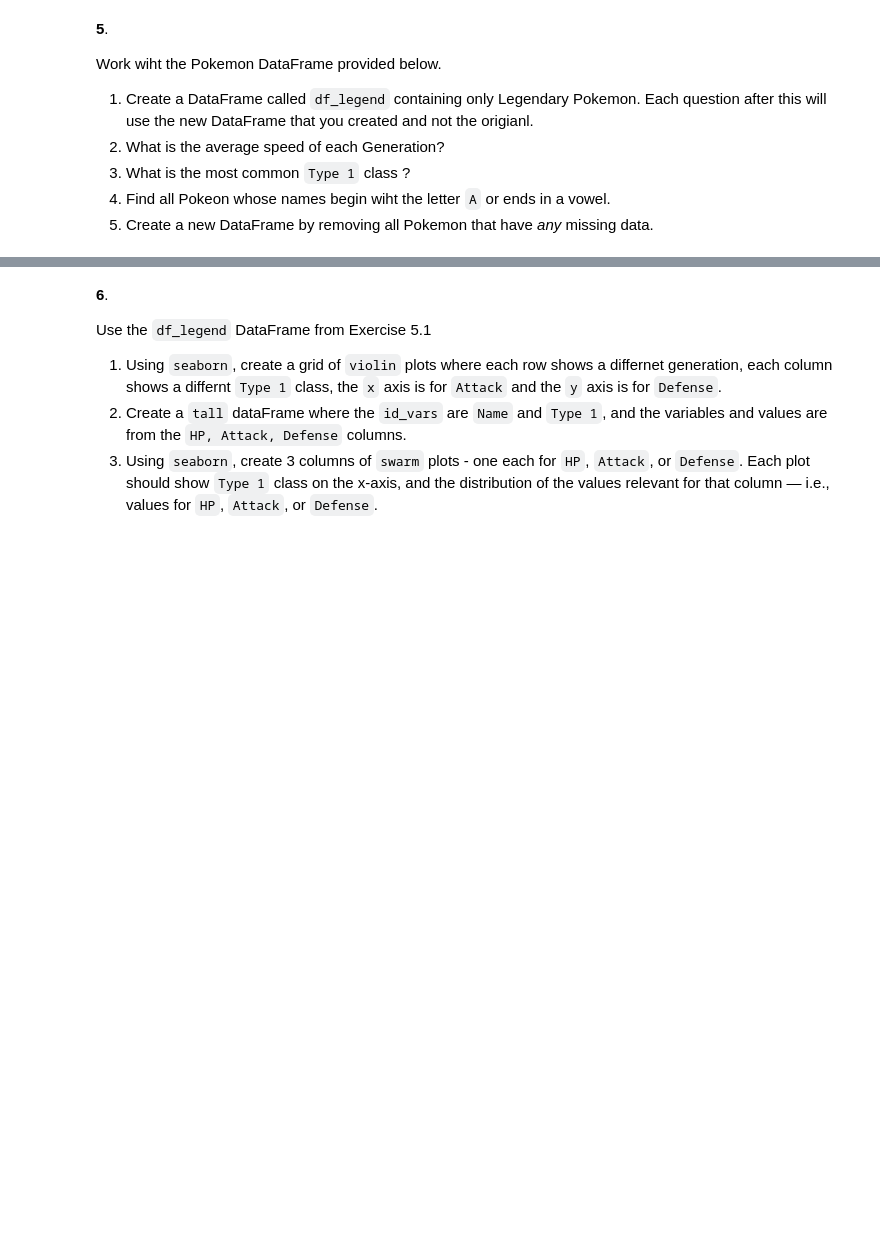
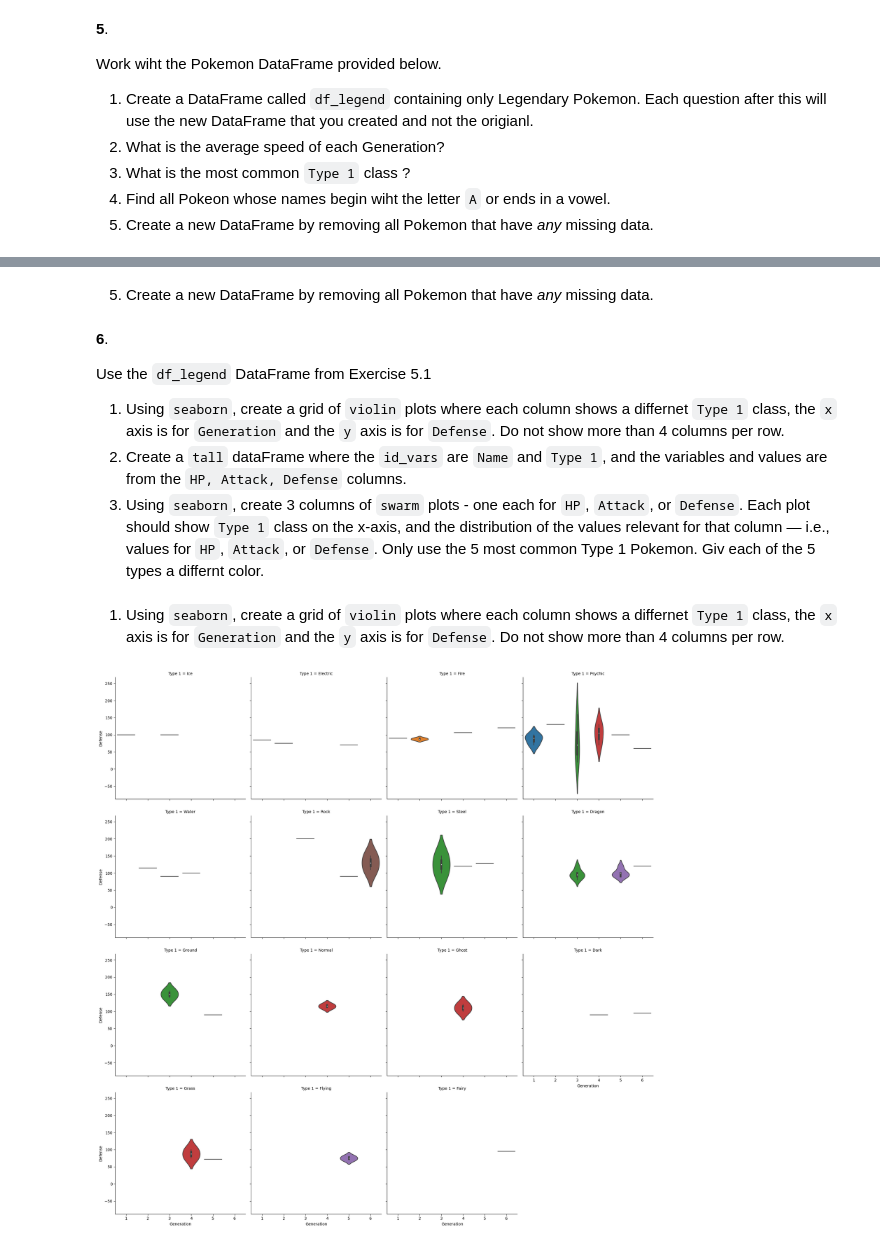
Before and after one commit to cliburn/learn-python-stats, a Jupyter notebook: HW04_solutions.ipynb, the cells around one changed output, grey strips where cells are left out. Saved outputs shown, nothing was run; the diff lists cells and outputs as text; code cells hidden in the pictures; blank space fills up the shorter version.

```diff
--- a/HW04_solutions.ipynb
+++ b/HW04_solutions.ipynb
@@ -160,0 +163,4 @@ df.sample(10)
+# %%
+idx = df.Legendary == True
+df_legend = df[idx]
+df_legend.head()
@@ -160,0 +249,3 @@ df.sample(10)
+# %% [markdown]
+
+5. Create a new DataFrame by removing all Pokemon that have *any* missing data.
@@ -163,6 +256,8 @@ df.sample(10)
 
 Use the `df_legend` DataFrame from Exercise 5.1
 
-1. Using `seaborn`, create a grid of `violin` plots where each row shows a differnet generation, each column shows a differnt `Type 1` class, the `x` axis is for `Attack` and the `y` axis is for `Defense`.
+1. Using `seaborn`, create a grid of `violin` plots where each column shows a differnet `Type 1` class, the `x` axis is for `Generation` and the `y` axis is for `Defense`. Do not show more than 4 columns per row.
 2. Create a `tall` dataFrame where the `id_vars` are `Name` and `Type 1`, and the variables and values are from the `HP, Attack, Defense` columns.
-3. Using `seaborn`, create 3 columns of `swarm` plots - one each for `HP`, `Attack`, or `Defense`. Each plot should show `Type 1` class on the x-axis, and the distribution of the values relevant for that column — i.e., values for `HP`, `Attack`, or `Defense`.
+3. Using `seaborn`, create 3 columns of `swarm` plots - one each for `HP`, `Attack`, or `Defense`. Each plot should show `Type 1` class on the x-axis, and the distribution of the values relevant for that column — i.e., values for `HP`, `Attack`, or `Defense`. Only use the 5 most common Type 1 Pokemon. Giv each of the 5 types a differnt color.
+# %% [markdown]
+1. Using `seaborn`, create a grid of `violin` plots where each column shows a differnet `Type 1` class, the `x` axis is for `Generation` and the `y` axis is for `Defense`. Do not show more than 4 columns per row.
@@ -168,0 +266,4 @@ Use the `df_legend` DataFrame from Exercise 5.1
+# %%
+g = sns.catplot(df_legend, col='Type 1', col_wrap=4, x='Generation', y='Defense', kind='violin')
+# %% [output]
+[figure, added]
```
Also changed, not shown: parts of 20 cells of this notebook, 1 other file.
